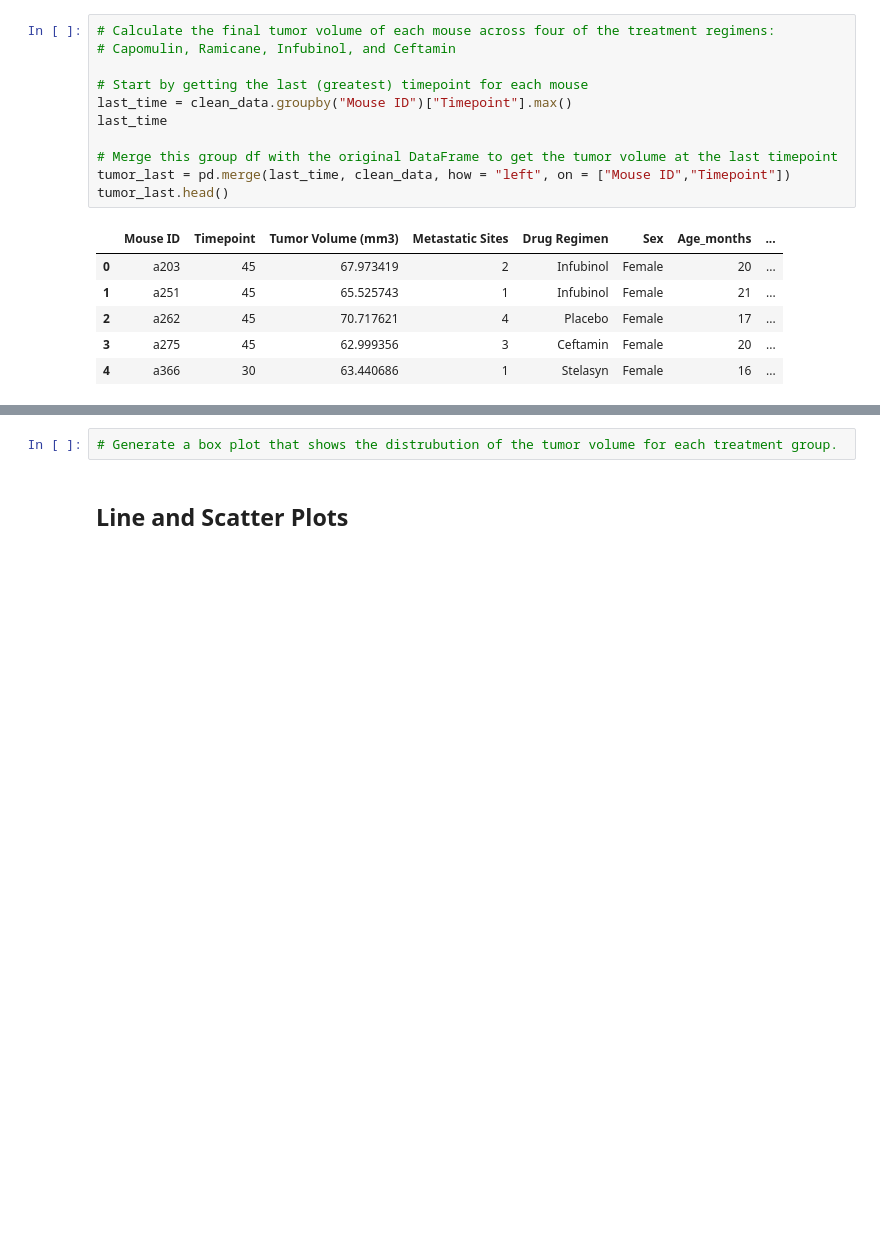
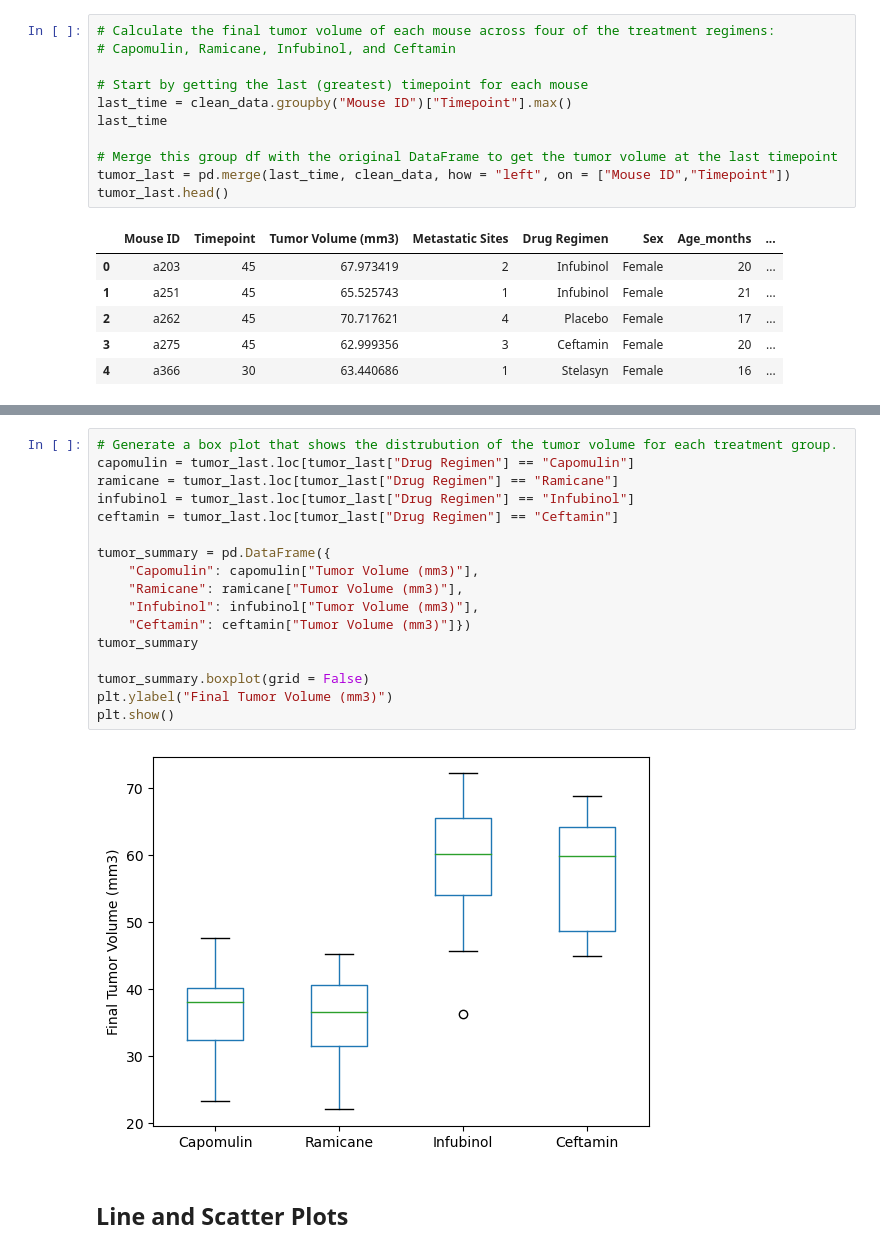
Before and after one commit to gamountainmama/matplotlib-challenge, a Jupyter notebook: module_5_starter_code/Pymaceuticals/dummy.ipynb, the cells around one changed output, grey strips where cells are left out. Drawn from its saved outputs; the diff is of its cells as text; blank space fills up the shorter version.

```diff
--- a/module_5_starter_code/Pymaceuticals/dummy.ipynb
+++ b/module_5_starter_code/Pymaceuticals/dummy.ipynb
@@ -221,5 +245,22 @@ Name: Tumor Volume (mm3), dtype: float64
-# %%
-# Generate a box plot that shows the distrubution of the tumor volume for each treatment group.
+# %%
+# Generate a box plot that shows the distrubution of the tumor volume for each treatment group.
+capomulin = tumor_last.loc[tumor_last["Drug Regimen"] == "Capomulin"]
+ramicane = tumor_last.loc[tumor_last["Drug Regimen"] == "Ramicane"]
+infubinol = tumor_last.loc[tumor_last["Drug Regimen"] == "Infubinol"]
+ceftamin = tumor_last.loc[tumor_last["Drug Regimen"] == "Ceftamin"]
+
+tumor_summary = pd.DataFrame({
+    "Capomulin": capomulin["Tumor Volume (mm3)"],
+    "Ramicane": ramicane["Tumor Volume (mm3)"],
+    "Infubinol": infubinol["Tumor Volume (mm3)"],
+    "Ceftamin": ceftamin["Tumor Volume (mm3)"]})
+tumor_summary
+
+tumor_summary.boxplot(grid = False)
+plt.ylabel("Final Tumor Volume (mm3)")
+plt.show()
+# %% [output]
+[figure, added]
 # %% [markdown]
 ## Line and Scatter Plots
 # %%
```
Also changed, not shown: parts of 1 cell of this notebook, 1 other file.
